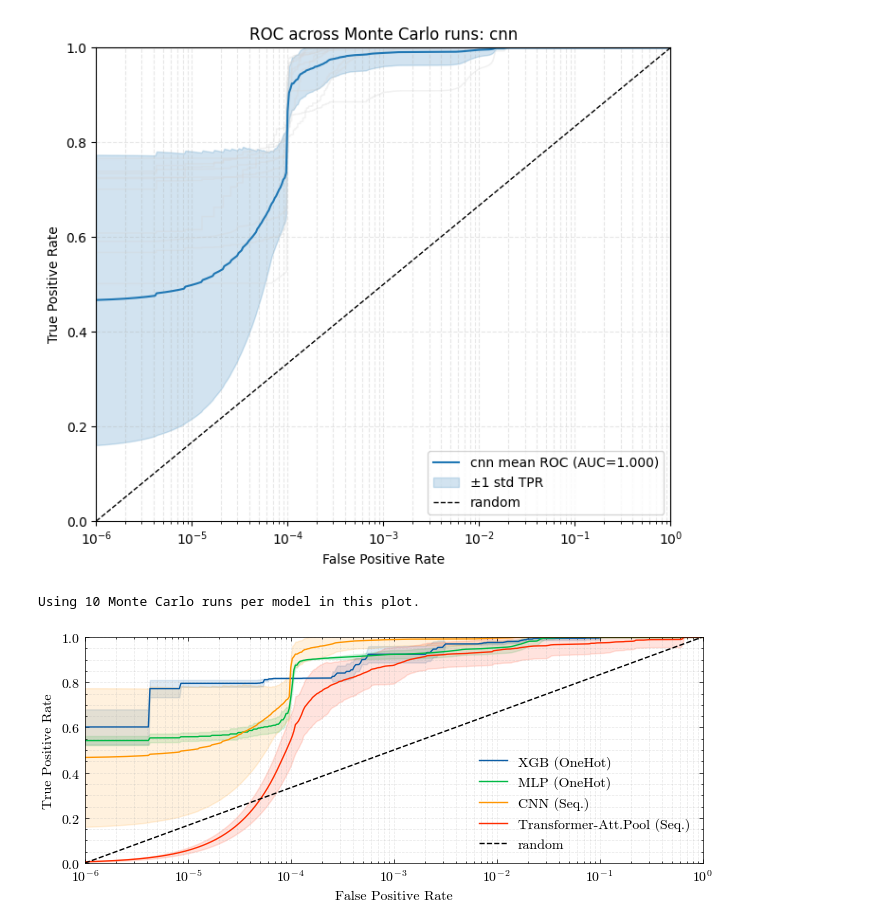
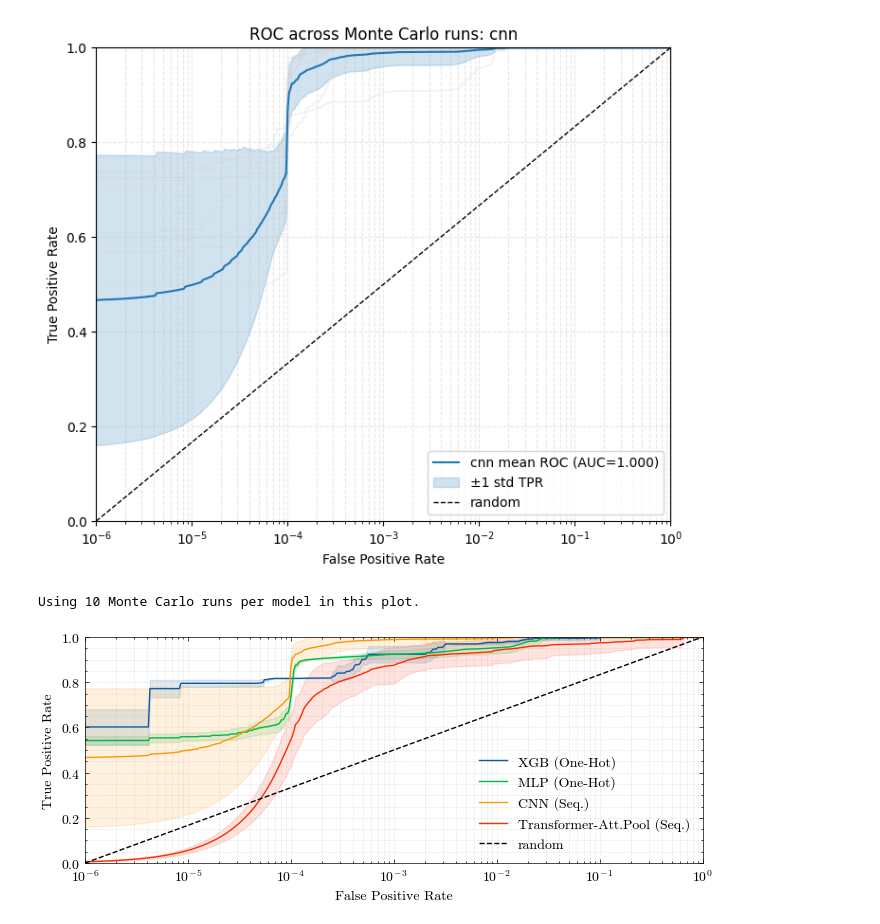
Before and after one commit to dtrizna/QuasarNix, a Jupyter notebook: experiments/results_mc_repeated_training.ipynb, the cells around one changed output. Saved outputs shown, nothing was run; the diff lists cells and outputs as text; code cells hidden in the pictures.

Commit message:
fig: onehot -> one-hot

```diff
--- a/experiments/results_mc_repeated_training.ipynb
+++ b/experiments/results_mc_repeated_training.ipynb
@@ -136,9 +136,9 @@ plt.style.use(["science", "no-latex"])
 # Optionally provide nicer display names for legend
 # Keys here must match `model_name` values in `mc_models_summary.csv`
 pretty_model_names = {
-    # "_tabular_rf_onehot": "Tabular RF (OneHot)",
-    "_tabular_xgb_onehot": "XGB (OneHot)",
-    "_tabular_mlp_onehot": "MLP (OneHot)",
+    # "_tabular_rf_onehot": "Tabular RF (One-Hot)",
+    "_tabular_xgb_onehot": "XGB (One-Hot)",
+    "_tabular_mlp_onehot": "MLP (One-Hot)",
     "cnn": "CNN (Seq.)",
     "attpool_transformer": "Transformer-Att.Pool (Seq.)",
     # "neurlux": "CNN+LSTM+Attention",
@@ -242,31 +242,31 @@ try:
         color="C8",
         linestyle="-.",
         linewidth=2,
         label=sigma_label,
     )
     handles.append(sigma_line)
     labels.append(sigma_label)
 
     print(f"Sigma ruleset ROC on subset of {len(y_sigma)} test samples: AUC={auc_sigma:.4f}")
 except Exception as e:
     pass
 
 random_line, = ax.plot([1e-6, 1.0], [1e-6, 1.0], "k--", linewidth=1, label="random")
 handles.append(random_line)
 labels.append("random")
 
 ax.set_xscale("log")
 ax.set_xlim([1e-6, 1.0])
 ax.set_ylim([0.0, 1.0])
 ax.set_xlabel("False Positive Rate")
 ax.set_ylabel("True Positive Rate")
 # ax.set_title(f"ROC ({n_mc_runs} runs/model)")
 ax.grid(True, which="both", linestyle="--", alpha=0.3)
 # Explicitly pass collected handles and labels to legend to ensure all models appear
 ax.legend(handles, labels, loc="lower right")
 plt.savefig("../img/roc_mc_repeated_training.pdf", bbox_inches="tight", dpi=300)
 plt.tight_layout()
 plt.show()
 # %% [output]
 Using 10 Monte Carlo runs per model in this plot.
-[figure, old version]
+[figure, new version]
```
Also changed, not shown: 1 other file.
